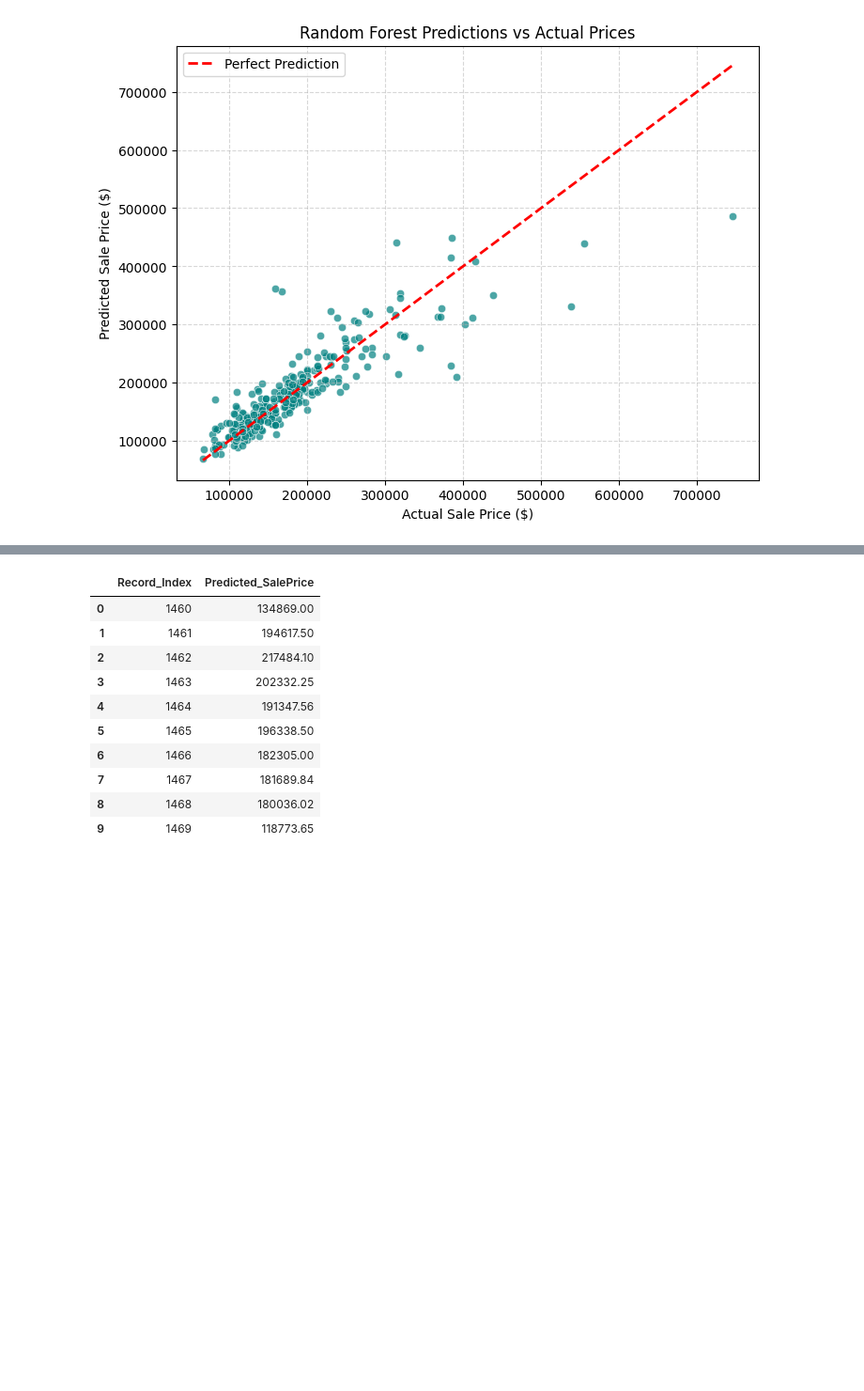
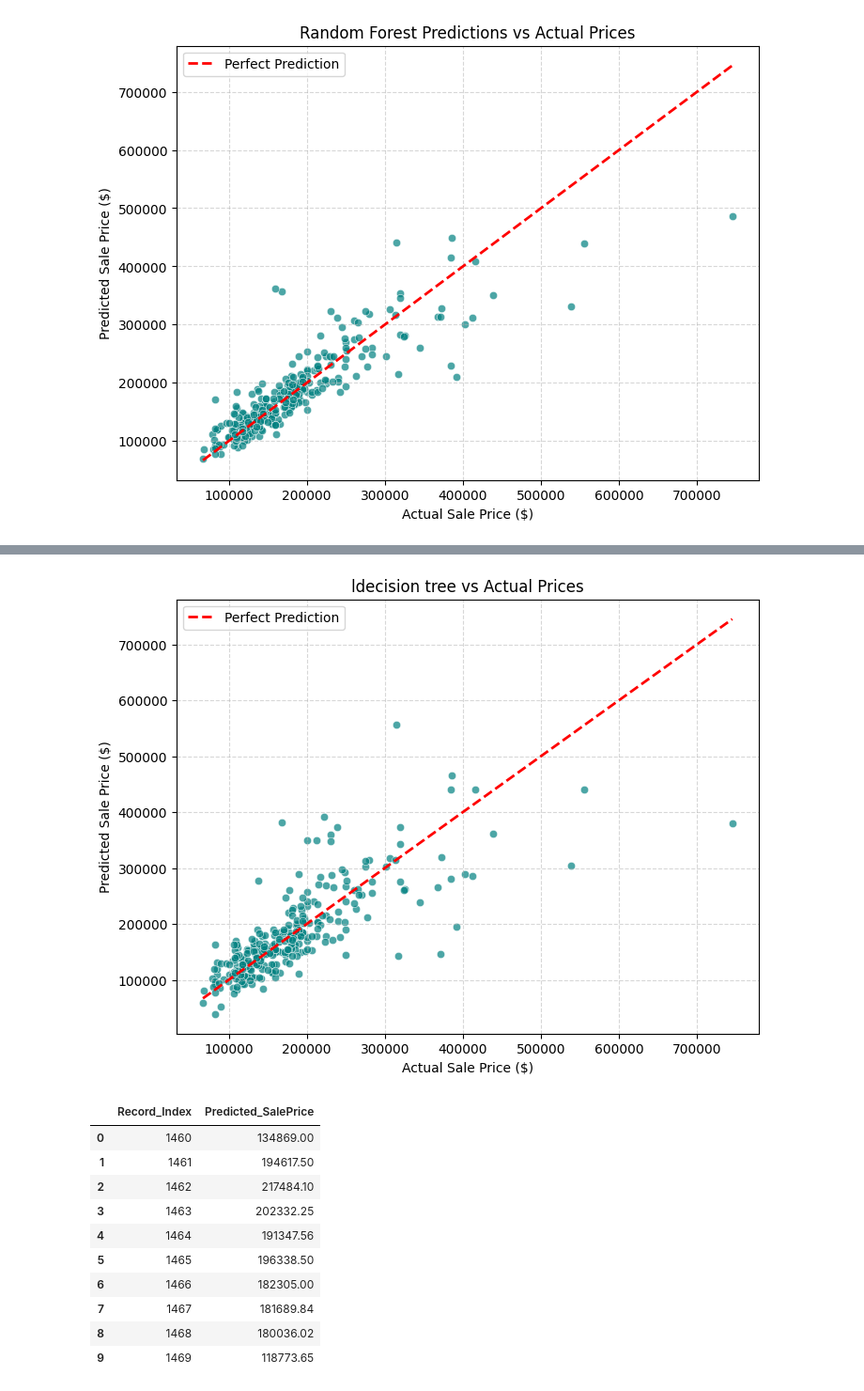
Before and after one commit to siddala2005-ship-it/aimlApnaColg, a Jupyter notebook: housepricePridictionusing__linear_regression.ipynb, the cells around one changed output, grey strips where cells are left out. Shown at 94% size. Drawn from its saved outputs; the diff is of its cells as text; code cells hidden in the pictures; blank space fills up the shorter version.

```diff
--- a/housepricePridictionusing__linear_regression.ipynb
+++ b/housepricePridictionusing__linear_regression.ipynb
@@ -185,3 +207,25 @@ plt.show()
+# %%
+import matplotlib.pyplot as plt
+
+# Get the Random Forest model explicitly
+best_model = models["Decision Tree"]
+rf_predictions = best_model.predict(x_val)
+
+# Create the scatter plot with a regression line reference
+plt.figure(figsize=(8, 6))
+sns.scatterplot(x=y_val, y=rf_predictions, alpha=0.7, color='teal')
+
+# Plot the y = x line representing perfect predictions
+plt.plot([y_val.min(), y_val.max()], [y_val.min(), y_val.max()], color='red', linestyle='--', lw=2, label='Perfect Prediction')
+
+plt.title('decision tree vs Actual Prices')
+plt.xlabel('Actual Sale Price ($)')
+plt.ylabel('Predicted Sale Price ($)')
+plt.legend()
+plt.grid(True, linestyle='--', alpha=0.5)
+plt.show()
+# %% [output]
+[figure, added]
 # %%
 # Use our trained Random Forest model to predict prices for the unlabeled records
 final_predictions = best_model.predict(x_unlabeled_test)
```
Also changed, not shown: parts of 1 cell of this notebook.
